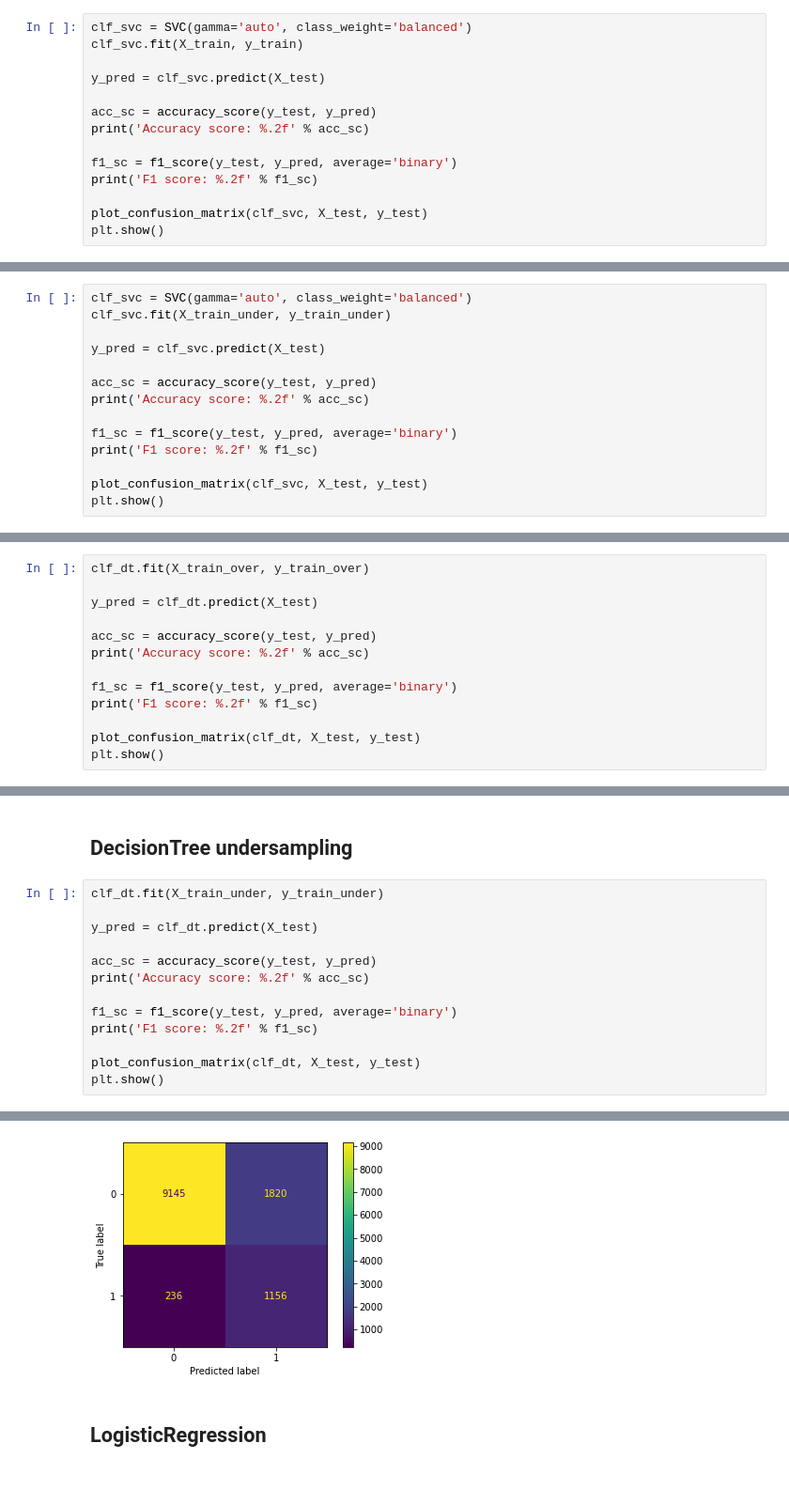
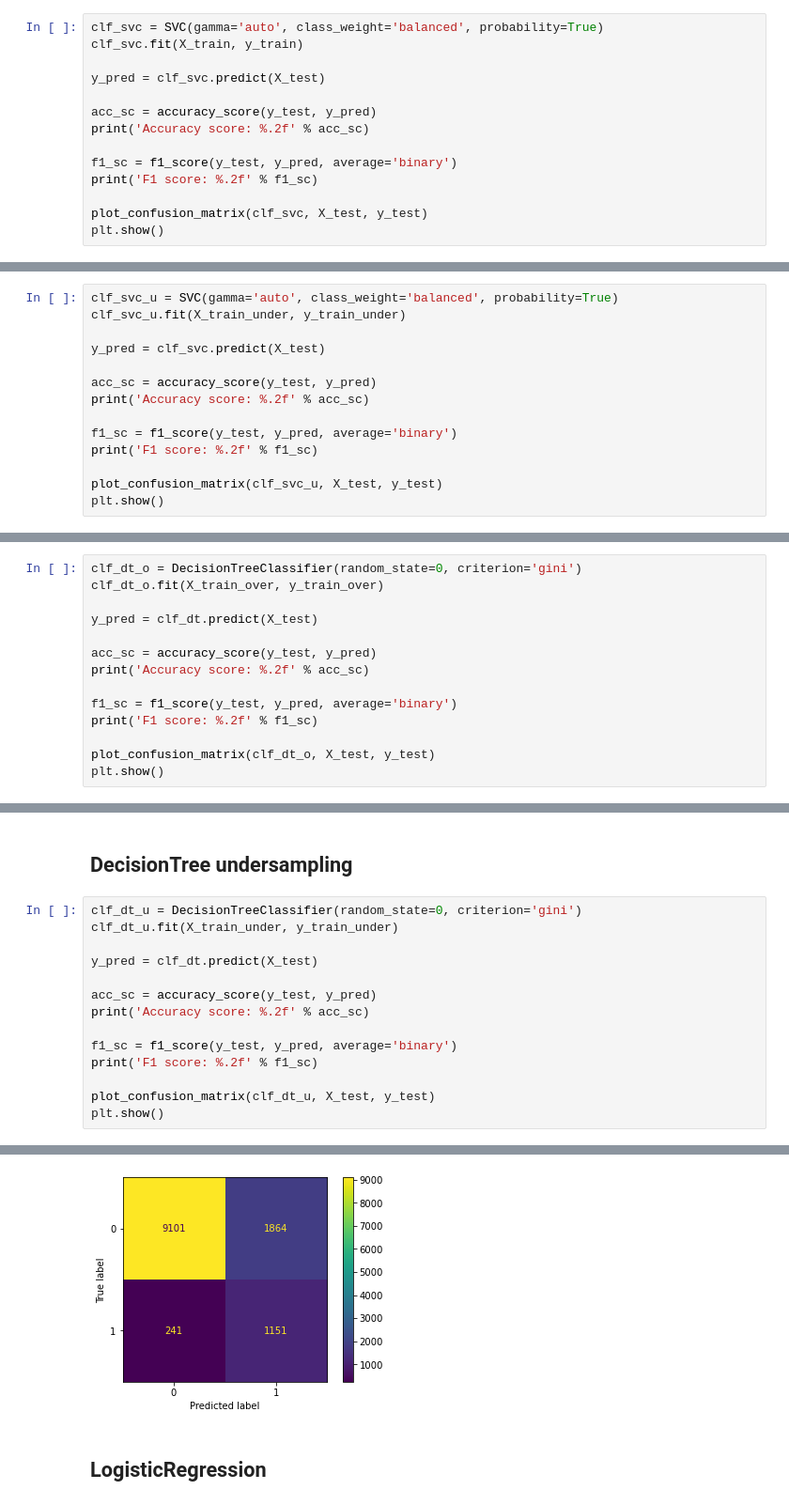
Before and after one commit to marek-dalida/bank-marketing-analysis, a Jupyter notebook: classifiers.ipynb, the cells around one changed output, grey strips where cells are left out. Shown: that part at 94% size. Cells and saved outputs as stored; diff of their text form; blank space fills up the shorter version.

Commit message:
bump notebook - add ensemble classifiers

```diff
--- a/classifiers.ipynb
+++ b/classifiers.ipynb
@@ -236,7 +236,7 @@ from sklearn.svm import SVC
 # %% [markdown]
 ## SVC
 # %%
-clf_svc = SVC(gamma='auto', class_weight='balanced')
+clf_svc = SVC(gamma='auto', class_weight='balanced', probability=True)
 clf_svc.fit(X_train, y_train)
 
 y_pred = clf_svc.predict(X_test)
@@ -276,8 +276,8 @@ F1 score: 0.55
 # %% [markdown]
 ## SVC undersampling
 # %%
-clf_svc = SVC(gamma='auto', class_weight='balanced')
-clf_svc.fit(X_train_under, y_train_under)
+clf_svc_u = SVC(gamma='auto', class_weight='balanced', probability=True)
+clf_svc_u.fit(X_train_under, y_train_under)
 
 y_pred = clf_svc.predict(X_test)
 
@@ -287,6 +287,6 @@ print('Accuracy score: %.2f' % acc_sc)
 f1_sc = f1_score(y_test, y_pred, average='binary')
 print('F1 score: %.2f' % f1_sc)
 
-plot_confusion_matrix(clf_svc, X_test, y_test)
+plot_confusion_matrix(clf_svc_u, X_test, y_test)
 plt.show()
 # %% [output]
@@ -318,7 +318,8 @@ F1 score: 0.51
 # %% [markdown]
 ## DecisionTree oversampling
 # %%
-clf_dt.fit(X_train_over, y_train_over)
+clf_dt_o = DecisionTreeClassifier(random_state=0, criterion='gini')
+clf_dt_o.fit(X_train_over, y_train_over)
 
 y_pred = clf_dt.predict(X_test)
 
@@ -328,6 +329,6 @@ print('Accuracy score: %.2f' % acc_sc)
 f1_sc = f1_score(y_test, y_pred, average='binary')
 print('F1 score: %.2f' % f1_sc)
 
-plot_confusion_matrix(clf_dt, X_test, y_test)
+plot_confusion_matrix(clf_dt_o, X_test, y_test)
 plt.show()
 # %% [output]
@@ -337,7 +338,8 @@ F1 score: 0.54
 # %% [markdown]
 ## DecisionTree undersampling
 # %%
-clf_dt.fit(X_train_under, y_train_under)
+clf_dt_u = DecisionTreeClassifier(random_state=0, criterion='gini')
+clf_dt_u.fit(X_train_under, y_train_under)
 
 y_pred = clf_dt.predict(X_test)
 
@@ -347,6 +349,6 @@ print('Accuracy score: %.2f' % acc_sc)
 f1_sc = f1_score(y_test, y_pred, average='binary')
 print('F1 score: %.2f' % f1_sc)
 
-plot_confusion_matrix(clf_dt, X_test, y_test)
+plot_confusion_matrix(clf_dt_u, X_test, y_test)
 plt.show()
 # %% [output]
@@ -355,4 +357,4 @@ F1 score: 0.53
-[figure, old version]
+[figure, new version]
 # %% [markdown]
 ## LogisticRegression
 # %%
```
Also changed, not shown: parts of 25 cells of this notebook.
